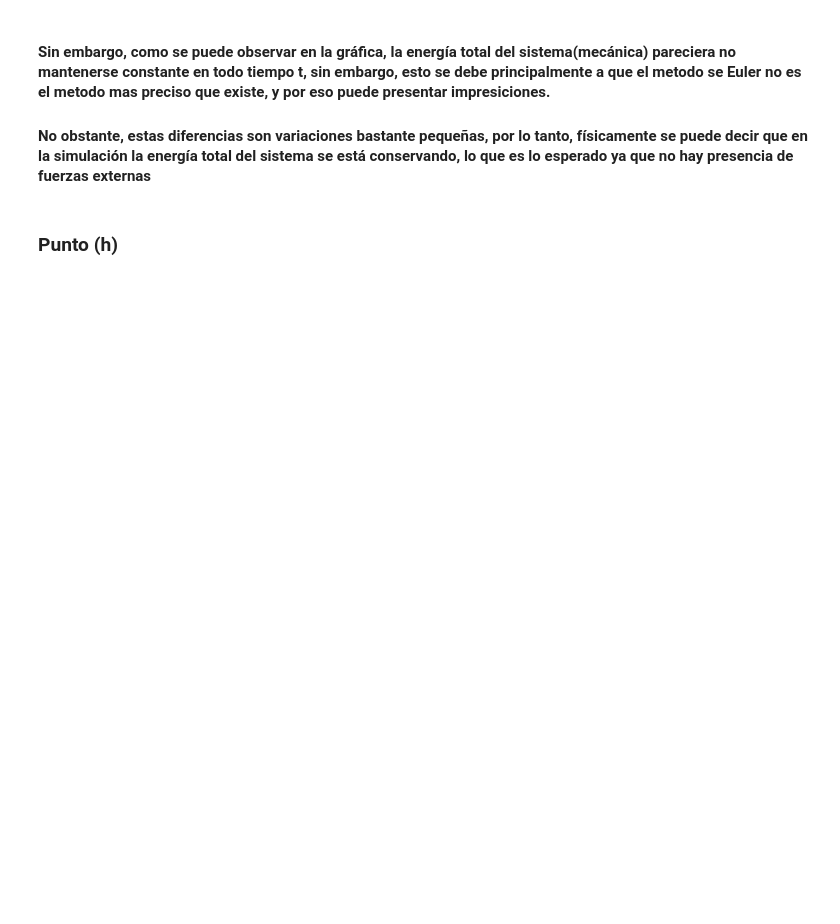
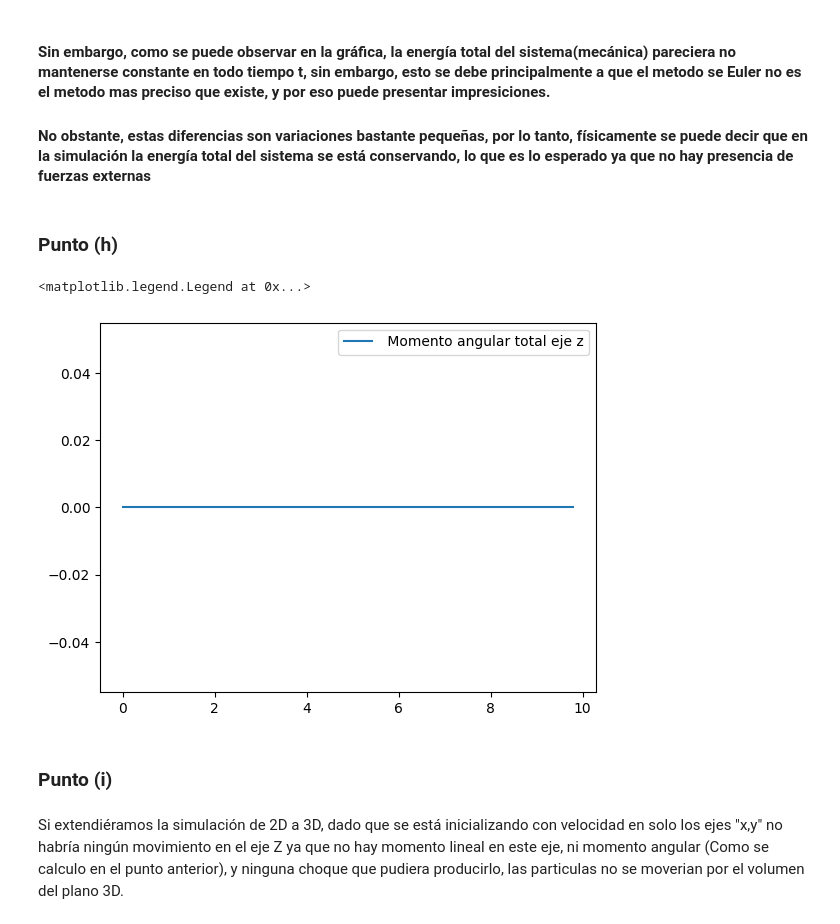
Before and after one commit to Sebastian-Moreno/MetodosII_SebastianHurtado_NicolasDaza, a Jupyter notebook: tarea 1/Punto 2.ipynb, the cells around one changed output. Cells and saved outputs as stored; diff of their text form; code cells hidden in the pictures; blank space fills up the shorter version.

Commit message:
puntos 2 y 4 casi completos

```diff
--- a/tarea 1/Punto 2.ipynb
+++ b/tarea 1/Punto 2.ipynb
@@ -348,4 +347,17 @@ plt.legend()
 # %% [markdown]
 ### Punto (h)
 # %%
-pz=Particles[0].GetPz()
+pz=Particles[0].GetPz(scale)
+for p in range(1,len(Particles)):
+    pz+= Particles[p].GetPz(scale)
+
+
+plt.plot(t1,pz,label=' Momento angular total eje z')
+plt.legend()
+# %% [output]
+<matplotlib.legend.Legend at 0x...>
+[figure, added]
+# %% [markdown]
+### Punto (i)
+# %% [markdown]
+Si extendiéramos la simulación de 2D a 3D, dado que se está inicializando con velocidad en solo los ejes "x,y" no habría ningún movimiento en el eje Z  ya que no hay momento lineal en este eje, ni momento angular (Como se calculo en el punto anterior), y ninguna choque que pudiera producirlo, las particulas no se moverian por el volumen del plano 3D.
```
Also changed, not shown: parts of 5 cells of this notebook, 1 other file.
